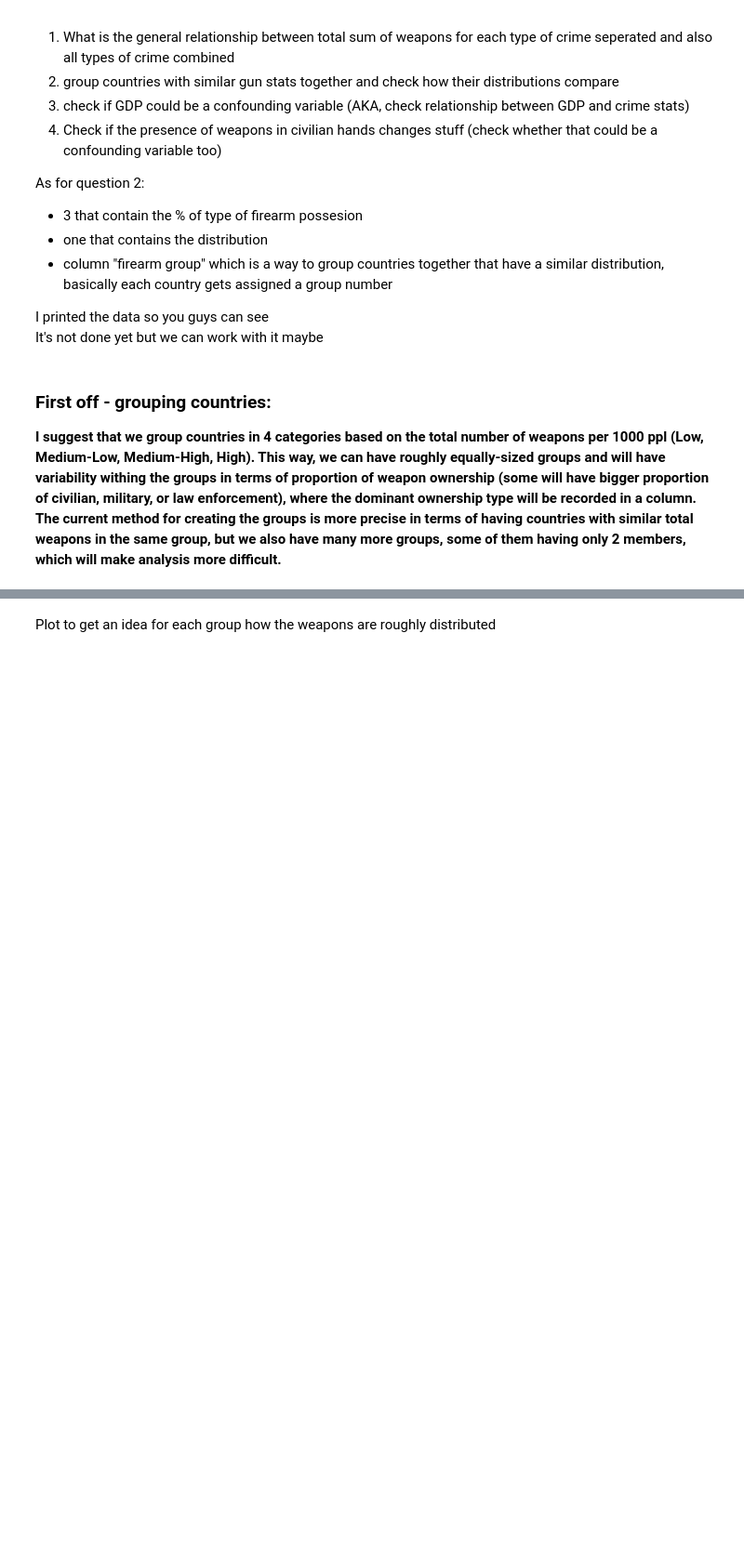
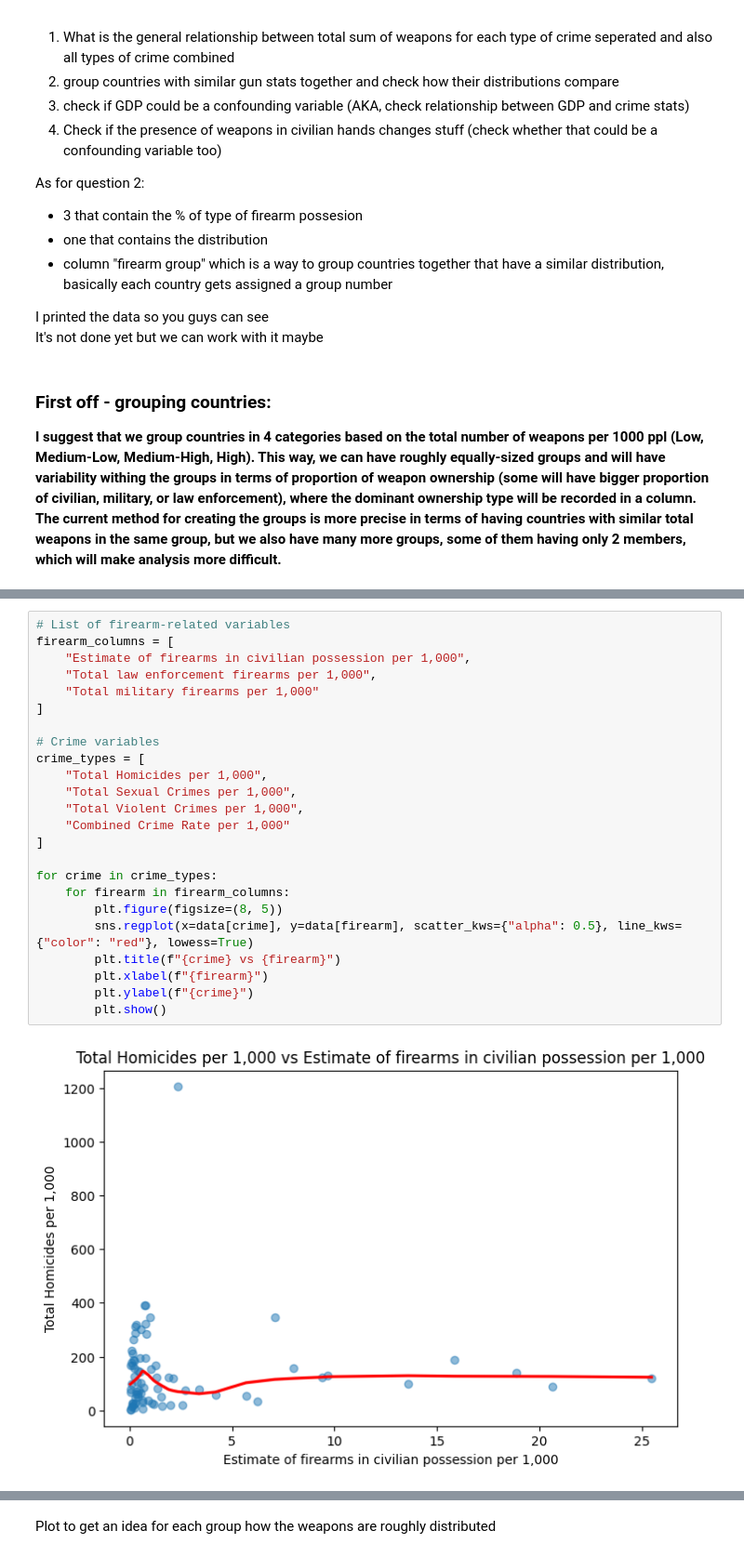
Before and after one commit to Alexderoode011202/DW_project, a Jupyter notebook: analysis/analysev2.ipynb, the cells around one changed output, grey strips where cells are left out. Shown at 93% size. Cells and saved outputs as stored; diff of their text form; blank space fills up the shorter version.

```diff
--- a/analysis/analysev2.ipynb
+++ b/analysis/analysev2.ipynb
@@ -132,0 +136,26 @@ data.head(10)
+# %%
+# List of firearm-related variables
+firearm_columns = [
+    "Estimate of firearms in civilian possession per 1,000",
+    "Total law enforcement firearms per 1,000",
+    "Total military firearms per 1,000"
+]
+
+# Crime variables
+crime_types = [
+    "Total Homicides per 1,000",
+    "Total Sexual Crimes per 1,000",
+    "Total Violent Crimes per 1,000",
+    "Combined Crime Rate per 1,000"
+]
+
+for crime in crime_types:
+    for firearm in firearm_columns:
+        plt.figure(figsize=(8, 5))
+        sns.regplot(x=data[crime], y=data[firearm], scatter_kws={"alpha": 0.5}, line_kws={"color": "red"}, lowess=True)
+        plt.title(f"{crime} vs {firearm}")
+        plt.xlabel(f"{firearm}")
+        plt.ylabel(f"{crime}")
+        plt.show()
+# %% [output]
+[figure, added]
```
Also changed, not shown: parts of 28 cells of this notebook.
